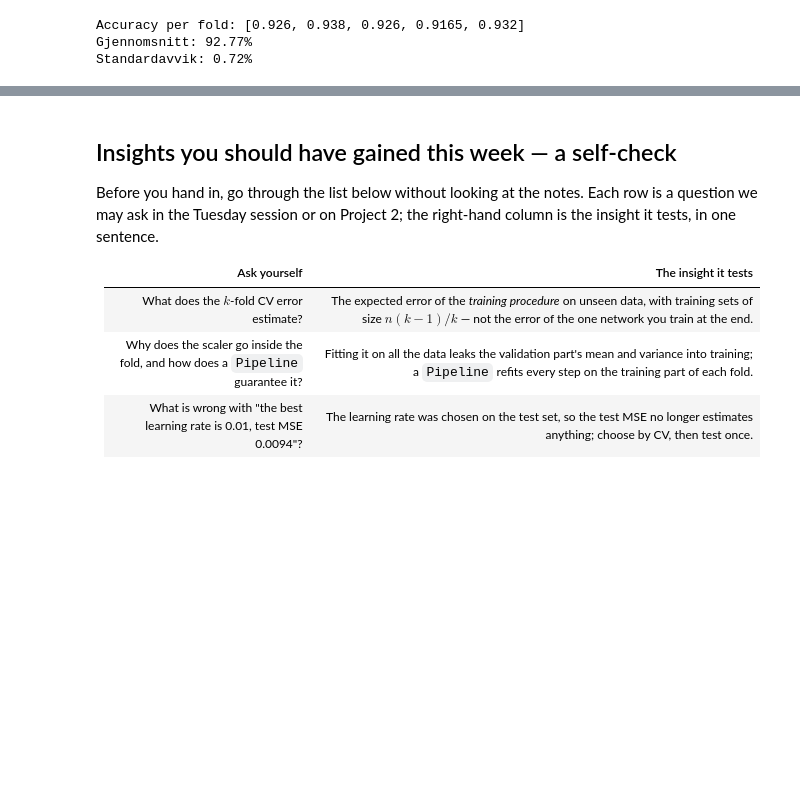
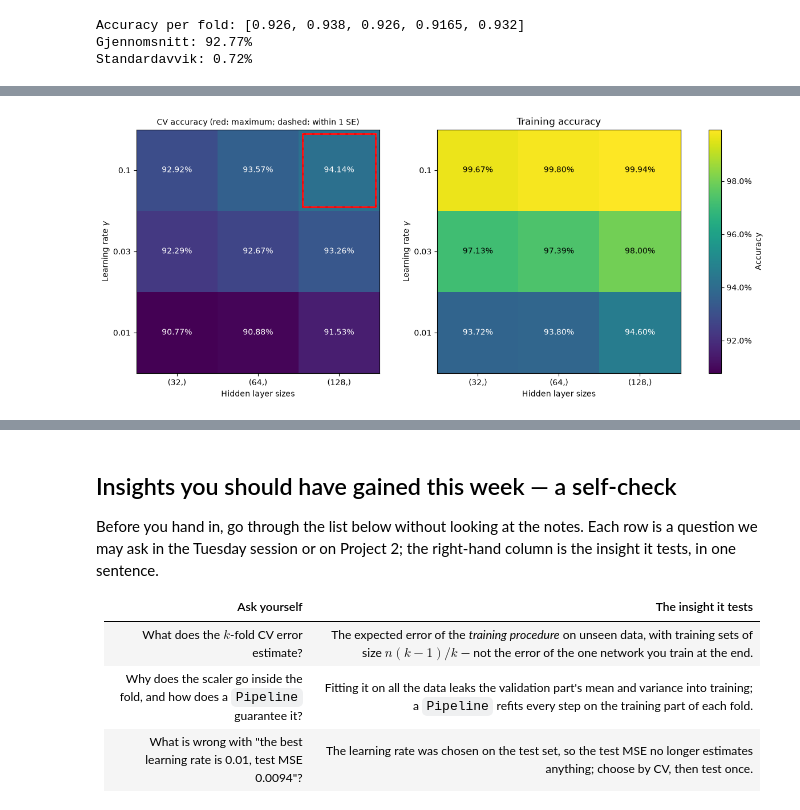
Before and after one commit to Timholmen96/MachineLearningUiO, a Jupyter notebook: doc/WeeklyMaterial/week44/exercisesweek44.ipynb, the cells around one changed output, grey strips where cells are left out. Drawn from its saved outputs; the diff is of its cells as text; code cells hidden in the pictures; blank space fills up the shorter version.

```diff
--- a/doc/WeeklyMaterial/week44/exercisesweek44.ipynb
+++ b/doc/WeeklyMaterial/week44/exercisesweek44.ipynb
@@ -1365,0 +1355,8 @@ Standardavvik: 0.72%
+# %%
+# Gridsearch
+net_class = make_pipeline(StandardScaler(), NeuralNetClassifier(hidden=(32,), activation="relu", gamma=0.01, lmbd = 0.0, epochs=20, batch_size=100, seed=2026))
+param_grid = {"neuralnetclassifier__hidden": [(32,), (64,), (128,)],
+              "neuralnetclassifier__gamma": [0.01, 0.03, 0.1]}
+# Can include "neuralnetclassifier__activation": ["relu", "sigmoid"]
+search_class = GridSearchCV(net_class, param_grid, cv=cv_strat, scoring="accuracy",return_train_score=True,n_jobs=-1)
+search_class.fit(X_sub, y_sub)
@@ -1365,0 +1419,83 @@ Standardavvik: 0.72%
+# %%
+# LLM assisted: classification heatmaps from the fitted search_class.
+from matplotlib.ticker import PercentFormatter
+
+class_results = search_class.cv_results_
+class_gammas = sorted({p["neuralnetclassifier__gamma"] for p in class_results["params"]})
+class_hidden_sizes = sorted({tuple(p["neuralnetclassifier__hidden"]) for p in class_results["params"]})
+class_shape = (len(class_gammas), len(class_hidden_sizes))
+class_gamma_rows = {gamma: row for row, gamma in enumerate(class_gammas)}
+class_hidden_cols = {hidden: col for col, hidden in enumerate(class_hidden_sizes)}
+
+class_cv_grid = np.full(class_shape, np.nan)
+class_train_grid = np.full(class_shape, np.nan)
+class_se_grid = np.full(class_shape, np.nan)
+
+# Map each result to its actual parameters; do not assume reshape ordering.
+for class_index, class_params in enumerate(class_results["params"]):
+    class_row = class_gamma_rows[class_params["neuralnetclassifier__gamma"]]
+    class_col = class_hidden_cols[tuple(class_params["neuralnetclassifier__hidden"])]
+    class_cv_grid[class_row, class_col] = class_results["mean_test_score"][class_index]
+    class_train_grid[class_row, class_col] = class_results["mean_train_score"][class_index]
+    class_se_grid[class_row, class_col] = (
+        class_results["std_test_score"][class_index] / np.sqrt(search_class.n_splits_ - 1)
+    )
+
+class_best_params = class_results["params"][search_class.best_index_]
+class_best_cell = (
+    class_gamma_rows[class_best_params["neuralnetclassifier__gamma"]],
+    class_hidden_cols[tuple(class_best_params["neuralnetclassifier__hidden"])],
+)
+class_one_se_limit = class_cv_grid[class_best_cell] - class_se_grid[class_best_cell]
+class_within_one_se = class_cv_grid >= class_one_se_limit
+
+class_fig, class_axes = plt.subplots(1, 2, figsize=(12, 5), constrained_layout=True)
+class_vmin = min(np.nanmin(class_cv_grid), np.nanmin(class_train_grid))
+class_vmax = max(np.nanmax(class_cv_grid), np.nanmax(class_train_grid))
+
+for class_ax, class_values, class_title in zip(
+    class_axes, [class_cv_grid, class_train_grid], ["CV accuracy", "Training accuracy"]
+):
+    class_im = class_ax.imshow(
+        class_values, origin="lower", cmap="viridis", vmin=class_vmin, vmax=class_vmax
+    )
+    class_ax.set_xticks(range(len(class_hidden_sizes)), [str(hidden) for hidden in class_hidden_sizes])
+    class_ax.set_yticks(range(len(class_gammas)), [f"{gamma:g}" for gamma in class_gammas])
+    class_ax.set_xlabel("Hidden layer sizes")
+    class_ax.set_ylabel(r"Learning rate $\gamma$")
+    class_ax.set_title(class_title)
+    for (class_row, class_col), class_value in np.ndenumerate(class_values):
+        if np.isfinite(class_value):
+            class_color = "white" if class_value < (class_vmin + class_vmax) / 2 else "black"
+            class_ax.text(
+                class_col, class_row, f"{class_value:.2%}",
+                ha="center", va="center", color=class_color
+            )
+
+# Dashed white boxes: within one SE of the maximum. Red box: best CV accuracy.
+for class_row, class_col in np.argwhere(class_within_one_se):
+    class_axes[0].add_patch(plt.Rectangle(
+        (class_col - 0.45, class_row - 0.45), 0.9, 0.9,
+        fill=False, edgecolor="white", linestyle="--", linewidth=2
+    ))
+class_row, class_col = class_best_cell
+class_axes[0].add_patch(plt.Rectangle(
+    (class_col - 0.45, class_row - 0.45), 0.9, 0.9,
+    fill=False, edgecolor="red", linewidth=2
+))
+class_axes[0].set_title("CV accuracy (red: maximum; dashed: within 1 SE)", fontsize=10)
+class_fig.colorbar(class_im, ax=class_axes, label="Accuracy", format=PercentFormatter(xmax=1))
+plt.show()
+
+# One-SE rule: fewest hidden neurons; break ties using the highest CV accuracy.
+class_chosen_row, class_chosen_col = min(
+    map(tuple, np.argwhere(class_within_one_se)),
+    key=lambda cell: (sum(class_hidden_sizes[cell[1]]), -class_cv_grid[cell]),
+)
+print(f"Maximum CV accuracy: {class_cv_grid[class_best_cell]:.2%}; "
+      f"one-SE lower limit: {class_one_se_limit:.2%}")
+print(f"One-SE choice: gamma={class_gammas[class_chosen_row]:g}, "
+      f"hidden={class_hidden_sizes[class_chosen_col]}, "
+      f"CV accuracy={class_cv_grid[class_chosen_row, class_chosen_col]:.2%}")
+# %% [output]
+[figure, added]
```
Also changed, not shown: parts of 12 cells of this notebook.
